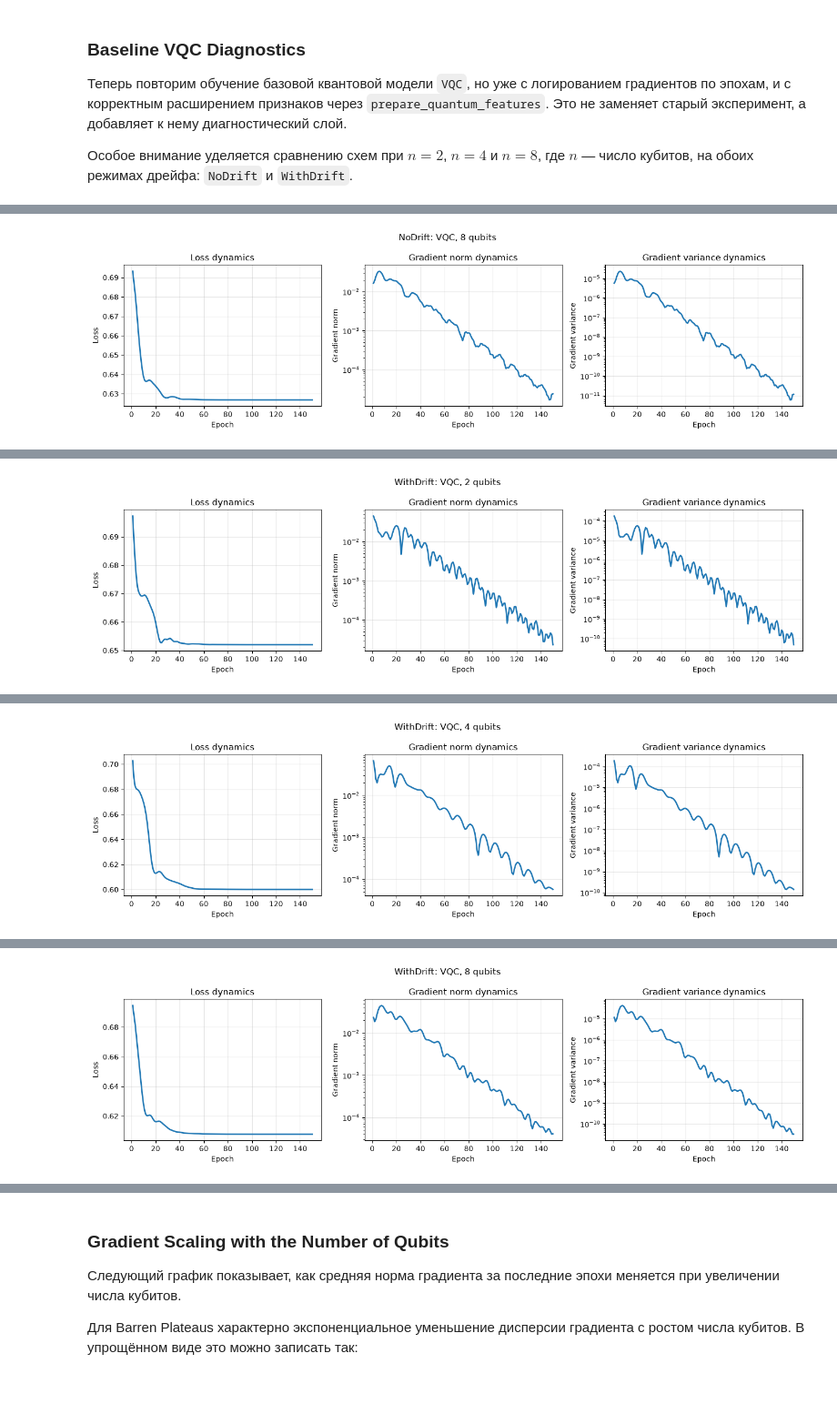
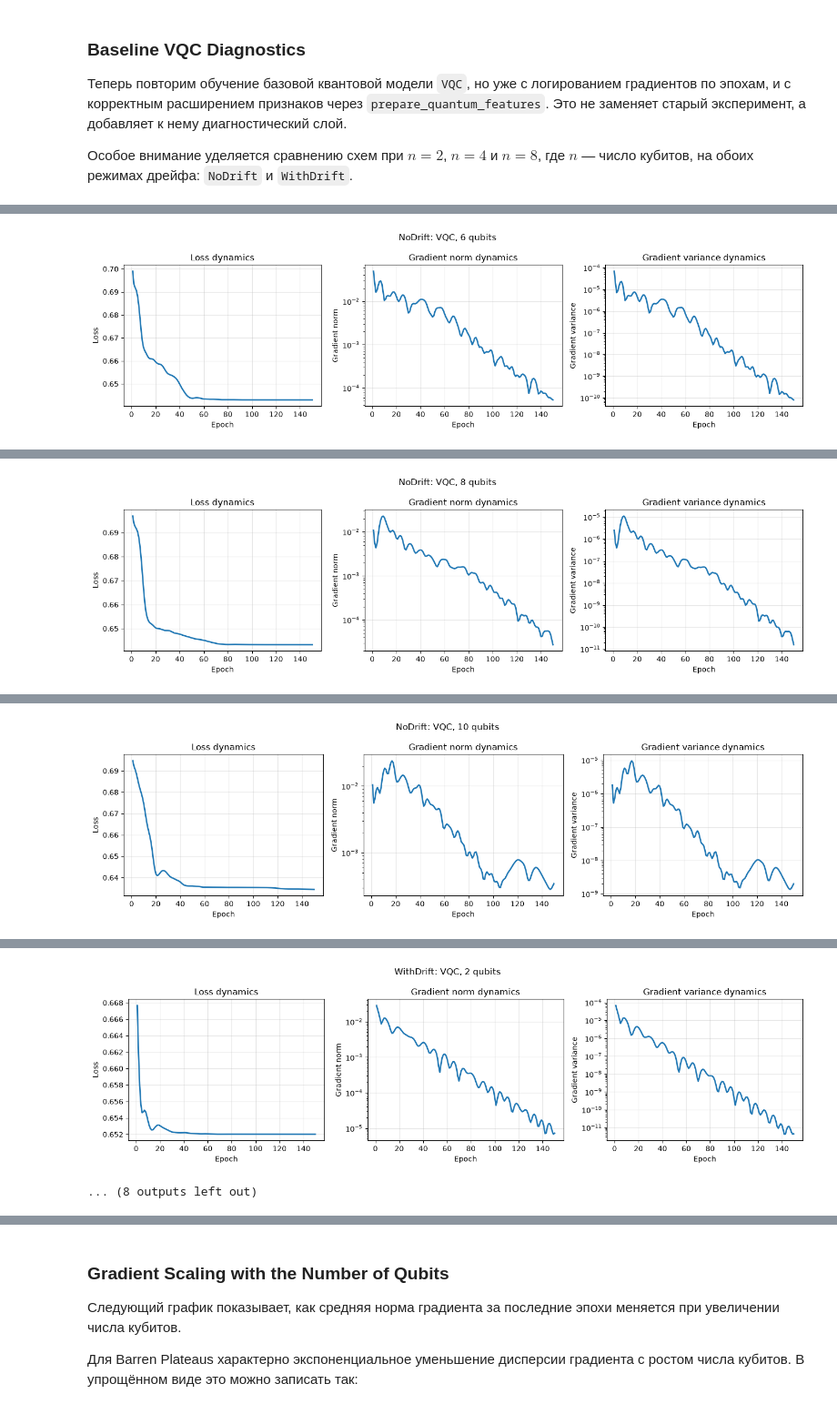
Before and after one commit to Eg0Mak/barren-plateau-volatility, a Jupyter notebook: notebooks/barren_plateau_volatility.ipynb, the cells around one changed output, grey strips where cells are left out. Shown at 91% size. Cells and saved outputs as stored; diff of their text form; code cells hidden in the pictures.

```diff
--- a/notebooks/barren_plateau_volatility.ipynb
+++ b/notebooks/barren_plateau_volatility.ipynb
@@ -509,7 +509,7 @@ WithDrift: (760, 12) mean PSI = 39.83695333808655
 # %% [markdown]
 **NoDrift**
 # %%
-qubits = [2, 4, 8]
+qubits = [2, 4, 6, 8, 10]
 
 for q in qubits:
     vqc_no_drift = VQC(n_qubits=q, encoding="angle")
@@ -532,7 +532,7 @@ for q in qubits:
 # %% [markdown]
 **WithDrift**
 # %%
-qubits = [2, 4, 8]
+qubits = [2, 4, 6, 8, 10]
 
 for q in qubits:
     vqc_with_drift = VQC(n_qubits=q, encoding="angle")
@@ -557,7 +557,7 @@ for q in qubits:
 # %% [markdown]
 **NoDrift**
 # %%
-qubits = [2, 4, 8]
+qubits = [2, 4, 6, 8, 10]
 
 for q in qubits:
     vqc_hybrid_no_drift = VQC_hybrid(n_qubits=q, encoding="angle")
@@ -580,7 +580,7 @@ for q in qubits:
 # %% [markdown]
 **WithDrift**
 # %%
-qubits = [2, 4, 8]
+qubits = [2, 4, 6, 8, 10]
 
 for q in qubits:
     vqc_hybrid_with_drift = VQC_hybrid(n_qubits=q, encoding="angle")
@@ -881,7 +881,7 @@ for dataset_name, X_train, X_test, y_train, y_test in [
     ("NoDrift", X_NoDrift_train, X_NoDrift_test, y_NoDrift_train, y_NoDrift_test),
     ("WithDrift", X_WithDrift_train, X_WithDrift_test, y_WithDrift_train, y_WithDrift_test)
 ]:
-    for q in [2, 4, 8]:
+    for q in [2, 4, 6, 8, 10]:
         print(f"\nDataset: {dataset_name} | Model: VQC | Qubits: {q}")
 
         X_train_q, X_test_q = prepare_quantum_features(X_train, X_test, q)
@@ -938 +938 @@ Epoch 100 | loss=0.62685 | grad_norm=1.998e-04 | grad_var=8.127e-10
-[figure, old version]
+[figure, new version]
@@ -943 +943 @@ Epoch 100 | loss=0.65202 | grad_norm=4.803e-04 | grad_var=2.097e-08
-[figure, old version]
+[figure, new version]
@@ -948 +948 @@ Epoch 100 | loss=0.60009 | grad_norm=7.106e-04 | grad_var=2.014e-08
-[figure, old version]
+[figure, new version]
@@ -953,4 +953,5 @@ Epoch 100 | loss=0.60769 | grad_norm=4.627e-04 | grad_var=4.214e-09
-[figure, old version]
+[figure, new version]
+... (8 outputs left out)
 # %%
 diagnostic_df = pd.DataFrame(diagnostic_results)
 diagnostic_df
```
Also changed, not shown: parts of 19 cells of this notebook, 40 other files.
